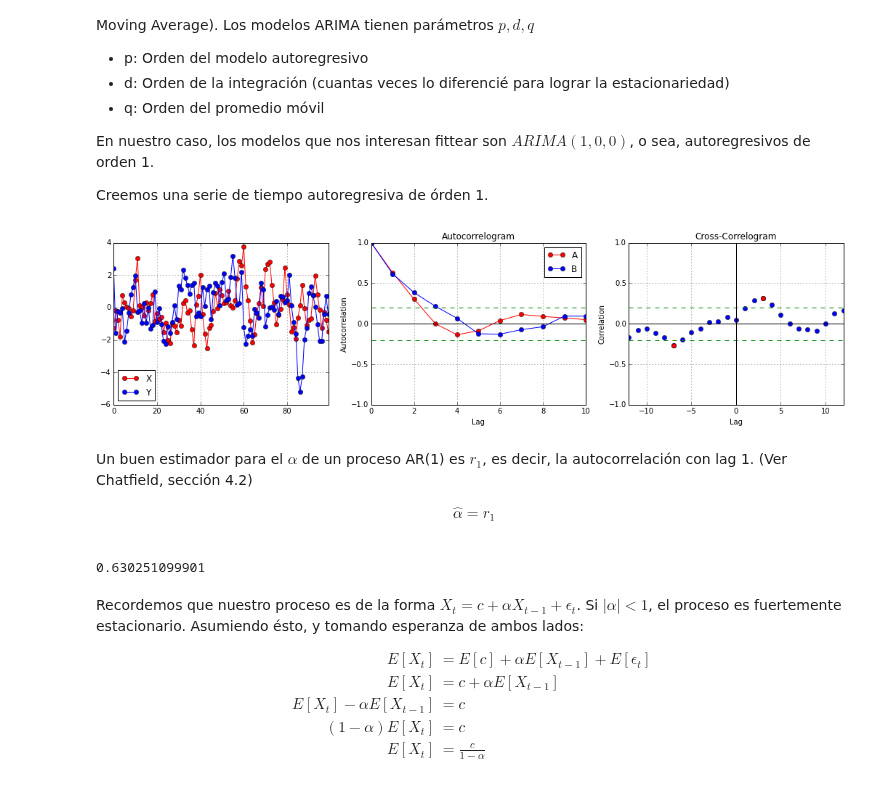
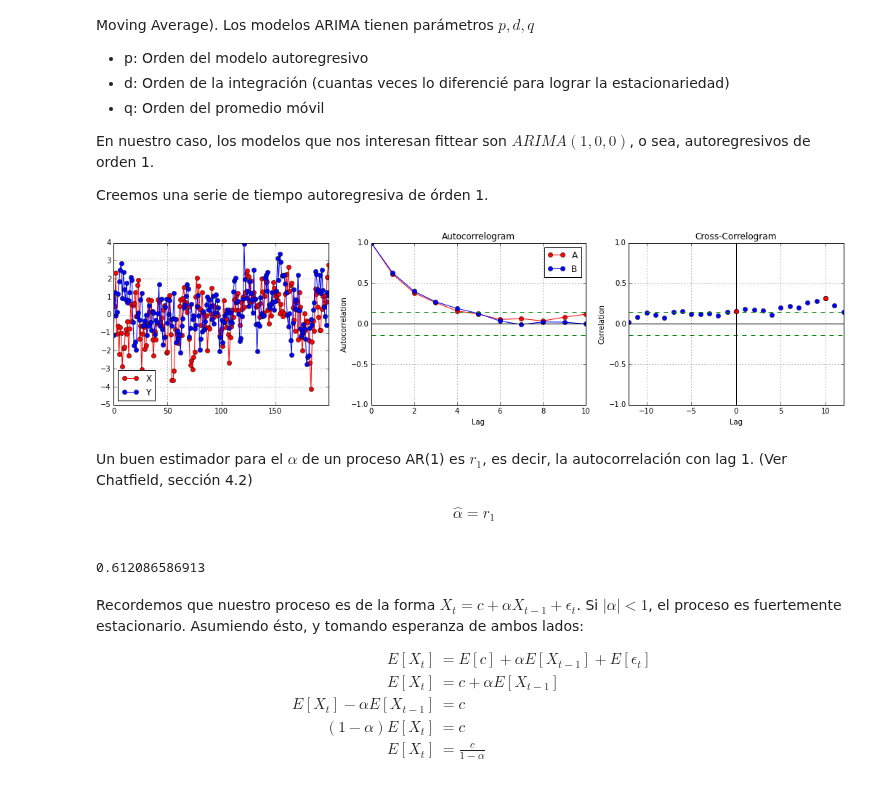
Before and after one commit to luquesky/tesis, a Jupyter notebook: example_prewhitening.ipynb, the cells around one changed output. Cells and saved outputs as stored; diff of their text form; code cells hidden in the pictures.

```diff
--- a/example_prewhitening.ipynb
+++ b/example_prewhitening.ipynb
@@ -37,21 +37,21 @@ from tsa import autoregressive, autocorrelogram
 pylab.rcParams['figure.figsize'] = (18,4)
 # %%
 
-alpha = 0.66
-n = 100
+alpha = 0.65
+n = 200
 
 Z1 = pd.Series(np.random.randn(n))
 Z2 = pd.Series(np.random.randn(n))
 X = autoregressive(Z1, alpha)
 Y = autoregressive(Z2, alpha)
 
 f, ax = plt.subplots(ncols=3)
 
 pd.DataFrame({'X': X, 'Y': Y}).plot(color=['r', 'b'], style='-o', ax=ax[0])
 plot_autocorrelations(X, Y, ax=ax[1])
 plot_cross_correlogram(X, Y, "", ax=ax[2], max_lag=12)
 # %% [output]
-[figure, old version]
+[figure, new version]
 # %% [markdown]
 Un buen estimador para el $\alpha$ de un proceso AR(1) es $r_1$, es decir, la autocorrelación con lag 1. (Ver Chatfield, sección 4.2)
 
@@ -64,7 +64,7 @@ acf = autocorrelogram(X)
 
 print acf[1]
 # %% [output]
-0.630251099901
+0.612086586913
 # %% [markdown]
 Recordemos que nuestro proceso es de la forma $X_t = c + \alpha X_{t-1} + \epsilon_t$. Si $|\alpha| < 1$, el proceso es fuertemente estacionario. Asumiendo ésto, y tomando esperanza de ambos lados:
 
```
Also changed, not shown: parts of 2 cells of this notebook, 1 other file.
